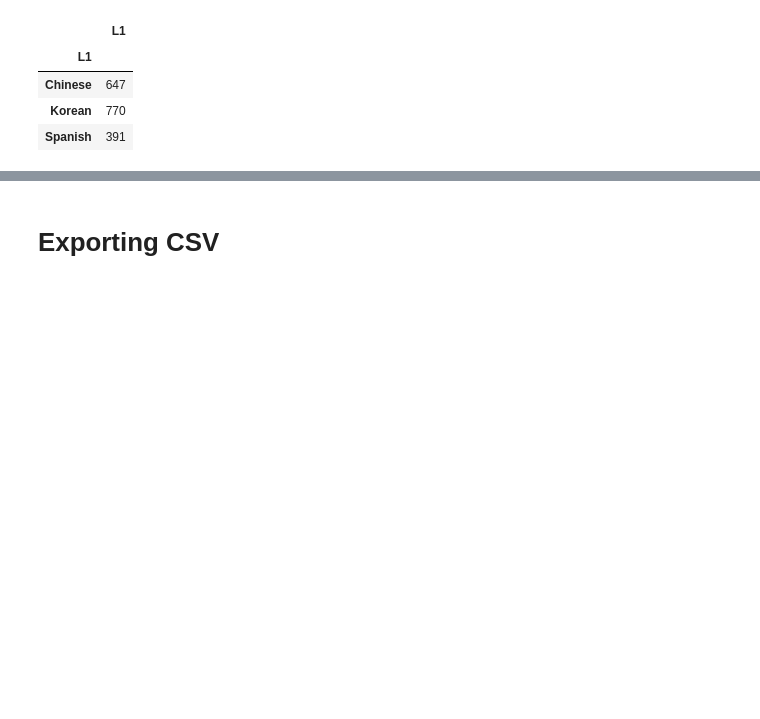
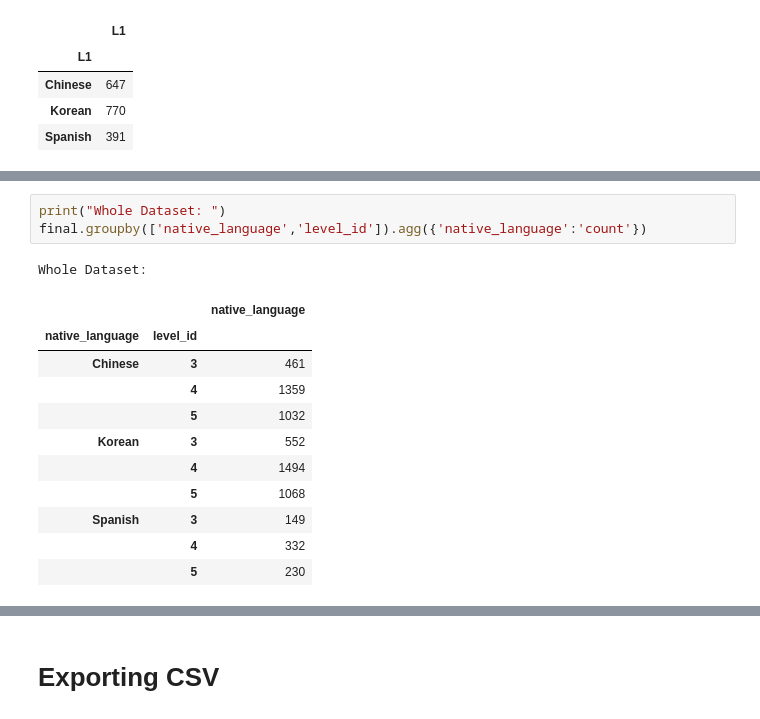
Before and after one commit to mencer456/LRDC-Research, a Jupyter notebook: Gathering Data for CSV Export.ipynb, the cells around one changed output, grey strips where cells are left out. Cells and saved outputs as stored; diff of their text form; blank space fills up the shorter version.

```diff
--- a/Gathering Data for CSV Export.ipynb
+++ b/Gathering Data for CSV Export.ipynb
@@ -559,0 +593,16 @@ sp.groupby(['L1']).agg({'L1':'count'})
+# %%
+print("Whole Dataset: ")
+final.groupby(['native_language','level_id']).agg({'native_language':'count'})
+# %% [output]
+Whole Dataset:
+|  |  | native_language |
+| native_language | level_id |  |
+| Chinese | 3 | 461 |
+|  | 4 | 1359 |
+|  | 5 | 1032 |
+| Korean | 3 | 552 |
+|  | 4 | 1494 |
+|  | 5 | 1068 |
+| Spanish | 3 | 149 |
+|  | 4 | 332 |
+|  | 5 | 230 |
```
Also changed, not shown: parts of 4 cells of this notebook, 1 other file.
